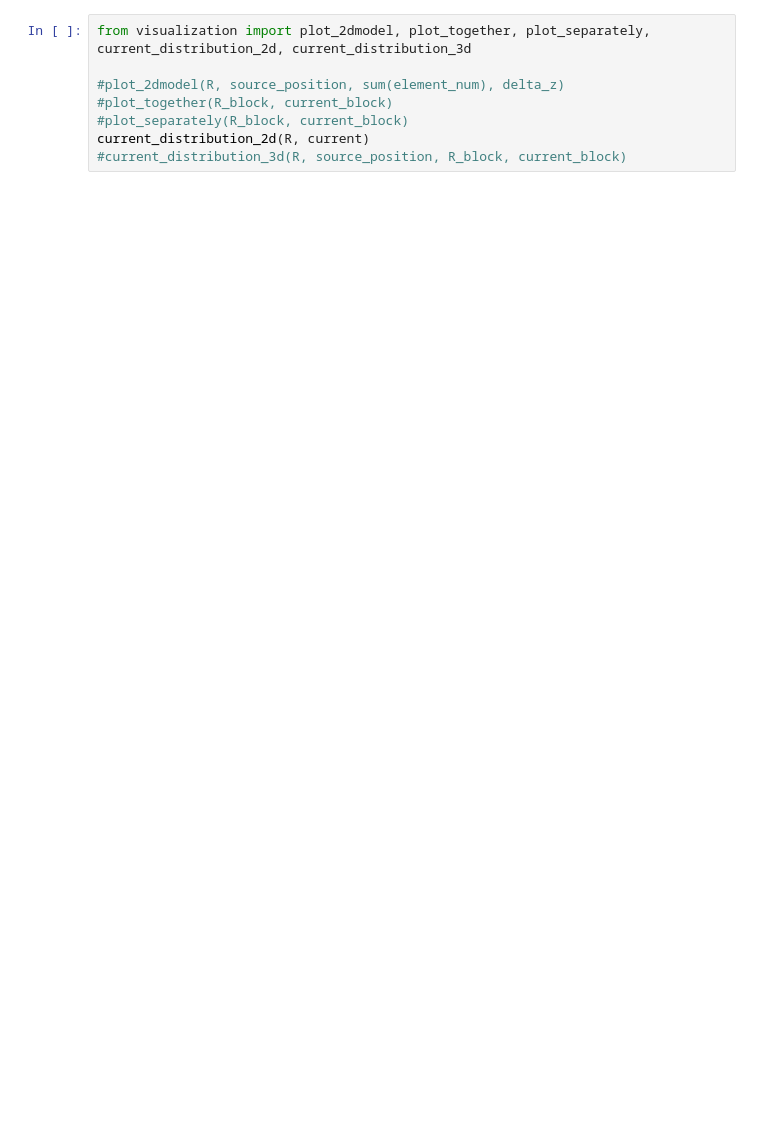
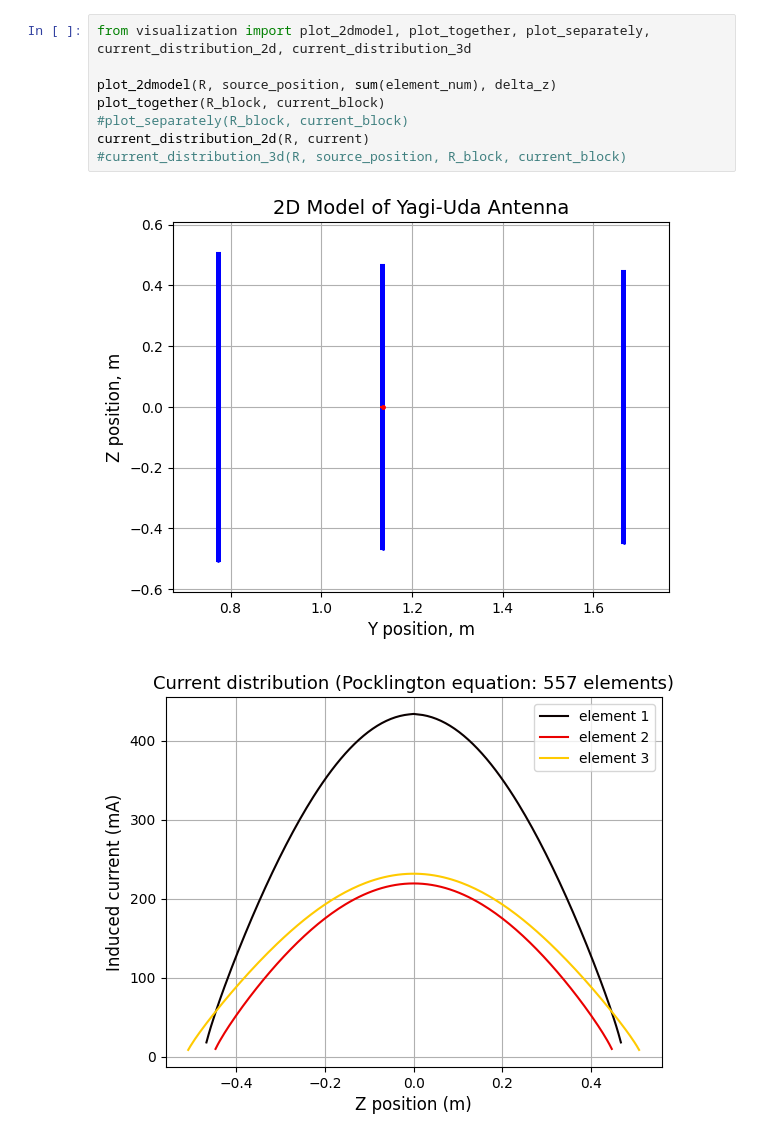
Before and after one commit to Sh4DowBurn/Method-of-Moments-for-antennas, a Jupyter notebook: optimizator.ipynb, the cells around one changed output. Drawn from its saved outputs; the diff is of its cells as text; blank space fills up the shorter version.

```diff
--- a/optimizator.ipynb
+++ b/optimizator.ipynb
@@ -159,10 +259,13 @@ plt.show()
 # %%
 from visualization import plot_2dmodel, plot_together, plot_separately, current_distribution_2d, current_distribution_3d
 
-#plot_2dmodel(R, source_position, sum(element_num), delta_z)
-#plot_together(R_block, current_block)
+plot_2dmodel(R, source_position, sum(element_num), delta_z)
+plot_together(R_block, current_block)
 #plot_separately(R_block, current_block)
 current_distribution_2d(R, current)
 #current_distribution_3d(R, source_position, R_block, current_block)
+# %% [output]
+[figure, added]
+[figure, added]
 # %%
 import numpy as np
```
Also changed, not shown: parts of 6 cells of this notebook.
